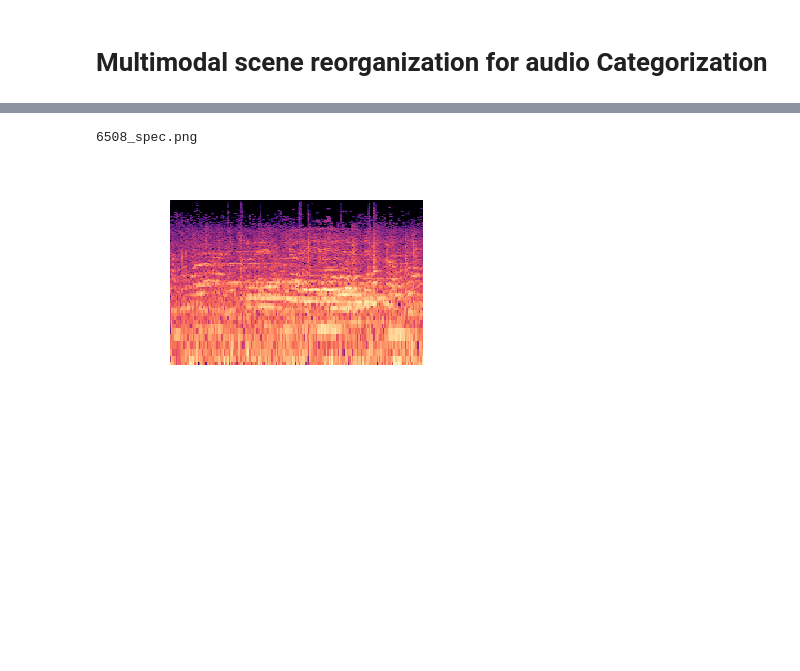
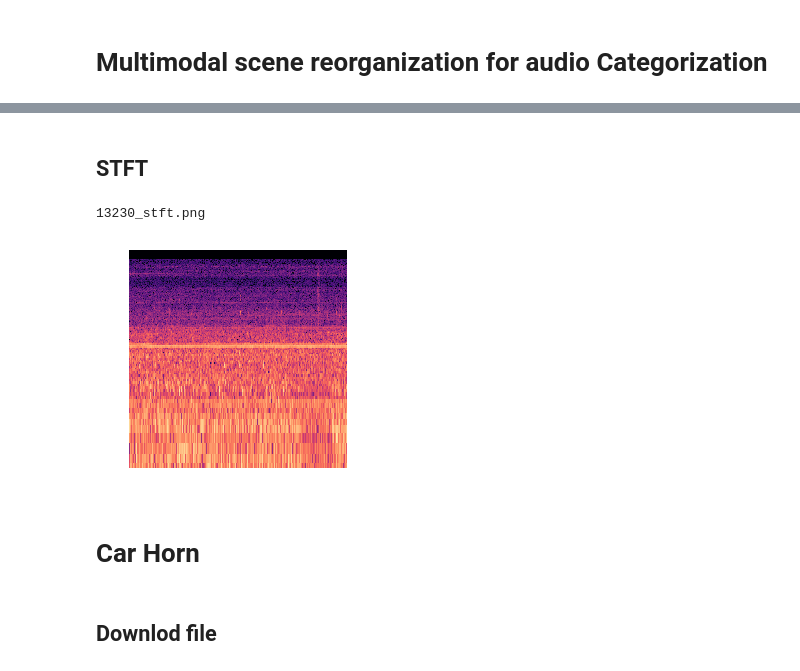
Before and after one commit to SMAHAM/Scene-Recognization, a Jupyter notebook: scene_reorganization.ipynb, the cells around one changed output, grey strips where cells are left out. Saved outputs shown, nothing was run; the diff lists cells and outputs as text; code cells hidden in the pictures; blank space fills up the shorter version.

```diff
--- a/scene_reorganization.ipynb
+++ b/scene_reorganization.ipynb
@@ -65,2 +53,6 @@ librosa.display.specshow(mfcc, x_coords=None, y_coords=None, x_axis=None, y_axis
 # %%
-!wget https://github.com/SMAHAM/Scene-Recognization/blob/master/UrbanSound_data/air_conditioner/13230.mp3 -O data.mp3
+!wget https://github.com/SMAHAM/Scene-Recognization/blob/master/UrbanSound_data/air_conditioner/13230.mp3?raw=true -O 13230.mp3 > /dev/null 2>&1
+filename = '13230'
+file_ext = '.mp3'
+#load in librosa
+sig, rate = librosa.load(filename+file_ext, sr=sr)
@@ -78,41 +77,26 @@ data.mp3                [ <=>                ]  64.36K  --.-KB/s    in 0.03s
+# %% [markdown]
+## STFT
 # %%
-import matplotlib.pyplot as plt
-import matplotlib.image as mpimg
+y = sig[:100000] # shorten audio a bit for speed
 
-import librosa.display
-
-import numpy as np
-import pandas as pd
-import librosa
-%matplotlib inline
-
-#filename = librosa.util.example_audio_file()
-filename = '6508'
-file_ext='.mp3'
-y, sr = librosa.load(filename+file_ext)
-y = y[:100000] # shorten audio a bit for speed
-
-window_size = 1024
 window = np.hanning(window_size)
-stft  = librosa.core.spectrum.stft(y, n_fft=window_size, hop_length=512, window=window)
+stft  = librosa.core.spectrum.stft(y=sig, n_fft=window_size, hop_length=hop_length, window=window)
 out = 2 * np.abs(stft) / np.sum(window)
 
-# For plotting headlessly
-from matplotlib.backends.backend_agg import FigureCanvasAgg as FigureCanvas
-
-fig = plt.Figure()
-plt.subplots_adjust(wspace=0, hspace=0)
-canvas = FigureCanvas(fig)
-ax = fig.add_subplot(111)
-ax.axis('off')
 p = librosa.display.specshow(librosa.amplitude_to_db(out, ref=np.max), ax=ax, y_axis='log', x_axis='time')
-img_name = filename+'_spec.png'
+img_name = filename+'_stft.png'
 print(img_name)
 fig.savefig(img_name)
-img=mpimg.imread(img_name)
-imgplot = plt.imshow(img)
+
+img = Image.open(img_name)
+cropped_img = img.crop(area)
 plt.axis('off')
-plt.show()
+imgplot = plt.imshow(cropped_img)
+cropped_img.save(img_name)
 # %% [output]
-6508_spec.png
+13230_stft.png
-[figure, old version]
+[figure, new version]
+# %% [markdown]
+# Car Horn
+# %% [markdown]
+## Downlod file
```
Also changed, not shown: parts of 22 cells of this notebook.
